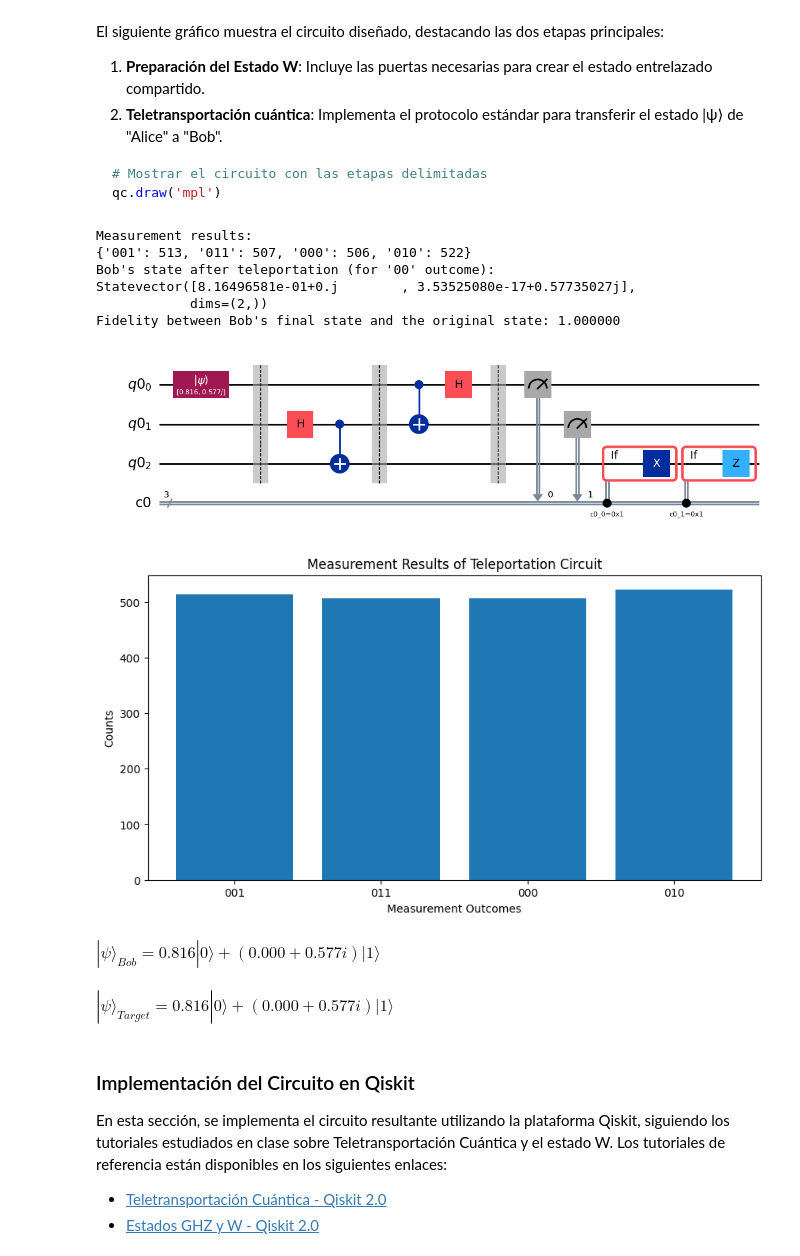
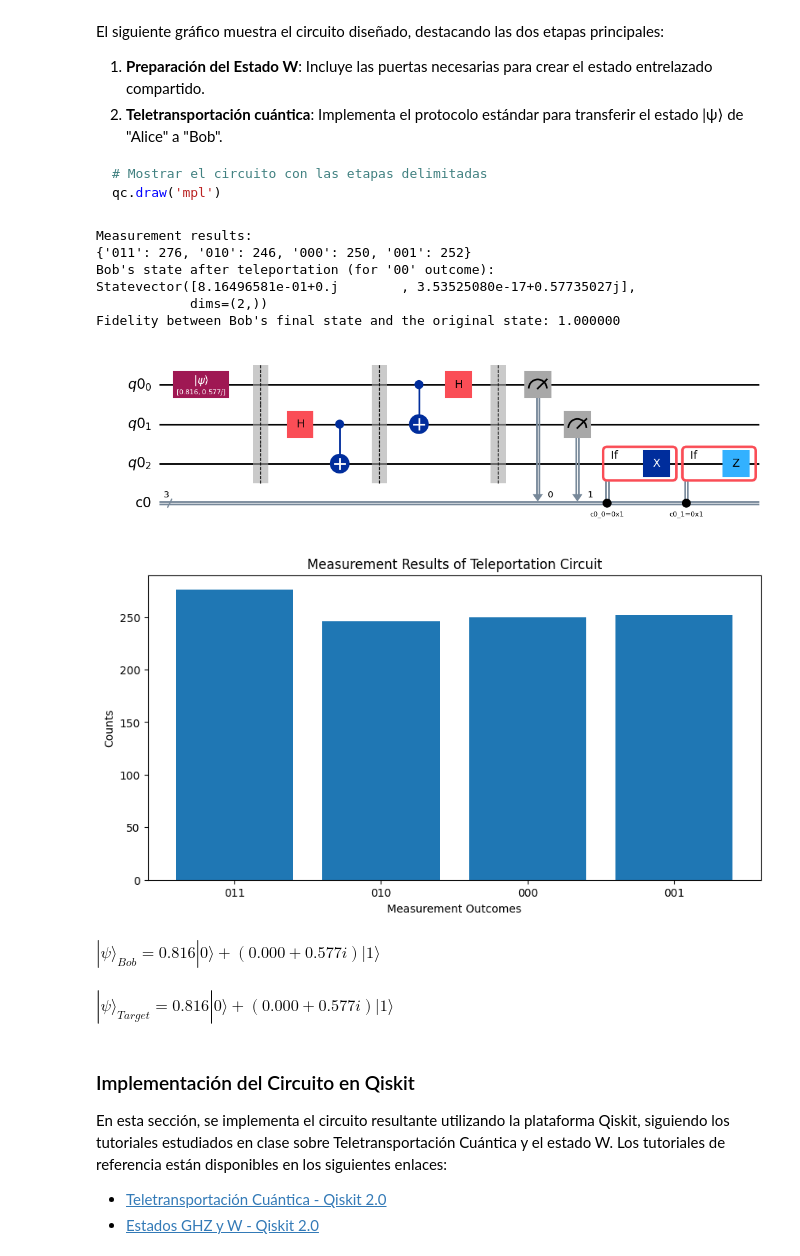
Before and after one commit to Cristian-David-Araujo/quantum_computer, a Jupyter notebook: P3/p3.ipynb, the cells around one changed output. Saved outputs shown, nothing was run; the diff lists cells and outputs as text; code cells hidden in the pictures.

```diff
--- a/P3/p3.ipynb
+++ b/P3/p3.ipynb
@@ -139,7 +139,7 @@ qc.draw('mpl')
 # Simulate the circuit
 simulator = AerSimulator()
 transpiled_circuit = transpile(qc, simulator)
-result = simulator.run(transpiled_circuit, shots=2048).result()
+result = simulator.run(transpiled_circuit, shots=1024).result()
 
 # Get measurement counts
 counts = result.get_counts()
@@ -177,35 +177,35 @@ print(psi_bob)
 target_state = Statevector([alpha, beta])
 fidelity = state_fidelity(psi_bob, target_state)
 print(f"Fidelity between Bob's final state and the original state: {fidelity:.6f}")
 
 # Plot the measurement results
 plt.figure(figsize=(10, 5))
 plt.bar(counts.keys(), counts.values())
 plt.xlabel('Measurement Outcomes')
 plt.ylabel('Counts')
 plt.title('Measurement Results of Teleportation Circuit')
 plt.show()
 
 # Display Bob's final state |ψ⟩ using LaTeX
 bob_state_latex = r"|ψ⟩_{{Bob}} = {:.3f} |0⟩ + ({:.3f} + {:.3f}i) |1⟩".format(
     psi_bob.data[0].real, psi_bob.data[1].real, psi_bob.data[1].imag
 )
 display(Math(bob_state_latex))
 
 # Display the target state |ψ⟩ using LaTeX
 target_state_latex = r"|ψ⟩_{{Target}} = {:.3f} |0⟩ + ({:.3f} + {:.3f}i) |1⟩".format(
     target_state.data[0].real, target_state.data[1].real, target_state.data[1].imag
 )
 display(Math(target_state_latex))
 # %% [output]
 Measurement results:
-{'001': 513, '011': 507, '000': 506, '010': 522}
+{'011': 276, '010': 246, '000': 250, '001': 252}
 Bob's state after teleportation (for '00' outcome):
 Statevector([8.16496581e-01+0.j        , 3.53525080e-17+0.57735027j],
             dims=(2,))
 Fidelity between Bob's final state and the original state: 1.000000
 [figure]
-[figure, old version]
+[figure, new version]
 $\displaystyle |ψ⟩_{Bob} = 0.816 |0⟩ + (0.000 + 0.577i) |1⟩$
 $\displaystyle |ψ⟩_{Target} = 0.816 |0⟩ + (0.000 + 0.577i) |1⟩$
 # %% [markdown]
```
Also changed, not shown: parts of 4 cells of this notebook.
